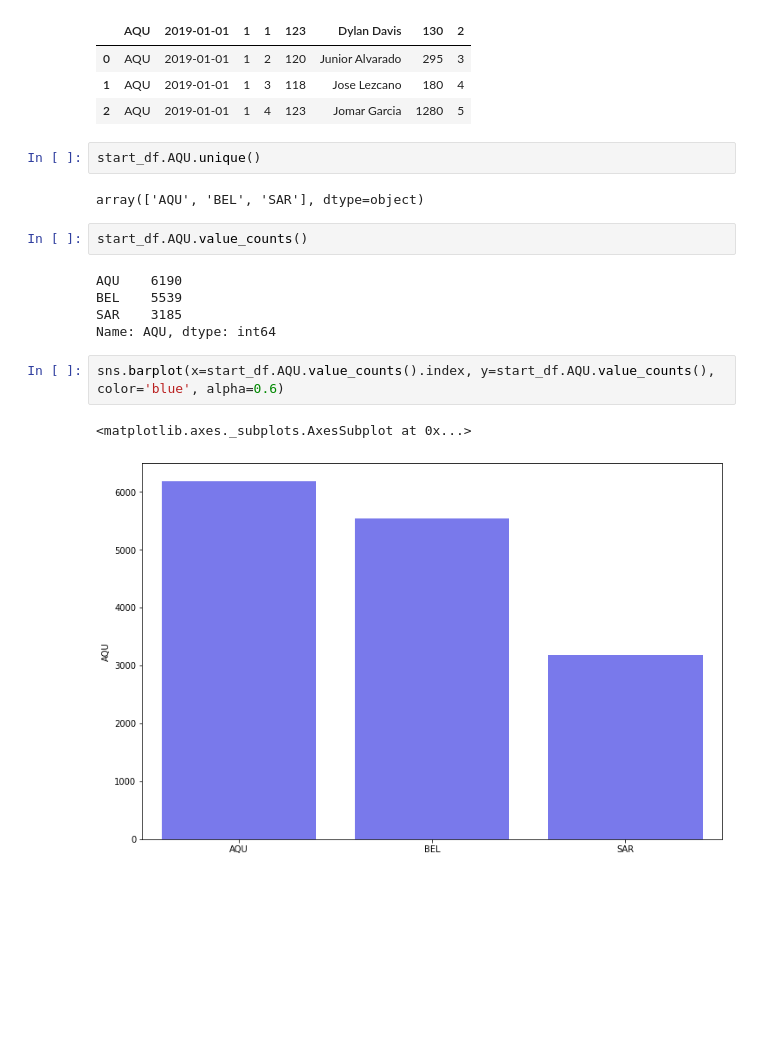
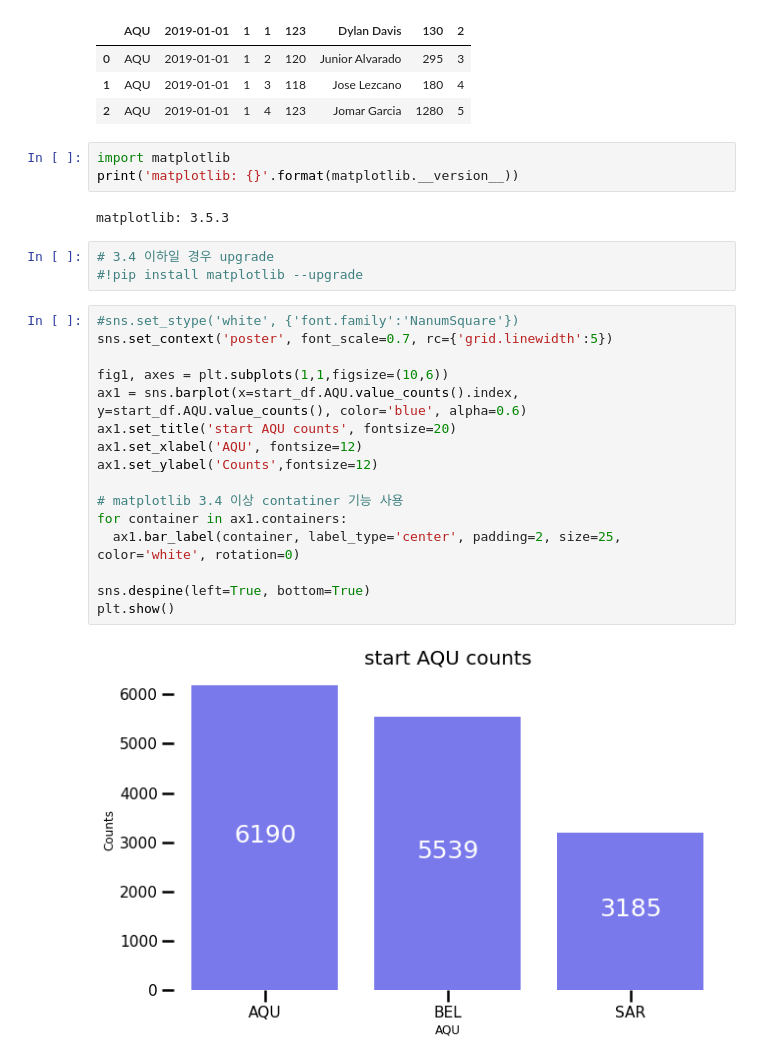
Before and after one commit to MinsooKwak/Kaggle_note, a Jupyter notebook: Data_science/big_data_derby_eda.ipynb, the cells around one changed output. Drawn from its saved outputs; the diff is of its cells as text; blank space fills up the shorter version.

```diff
--- a/Data_science/big_data_derby_eda.ipynb
+++ b/Data_science/big_data_derby_eda.ipynb
@@ -112,19 +112,29 @@ start_df.head(3)
 | 0 | AQU | 2019-01-01 | 1 | 2 | 120 | Junior Alvarado | 295 | 3 |
 | 1 | AQU | 2019-01-01 | 1 | 3 | 118 | Jose Lezcano | 180 | 4 |
 | 2 | AQU | 2019-01-01 | 1 | 4 | 123 | Jomar Garcia | 1280 | 5 |
-# %%
-start_df.AQU.unique()
-# %% [output]
-array(['AQU', 'BEL', 'SAR'], dtype=object)
-# %%
-start_df.AQU.value_counts()
-# %% [output]
-AQU    6190
-BEL    5539
-SAR    3185
-Name: AQU, dtype: int64
-# %%
-sns.barplot(x=start_df.AQU.value_counts().index, y=start_df.AQU.value_counts(), color='blue', alpha=0.6)
-# %% [output]
-<matplotlib.axes._subplots.AxesSubplot at 0x...>
-[figure, removed]
+# %%
+import matplotlib
+print('matplotlib: {}'.format(matplotlib.__version__))
+# %% [output]
+matplotlib: 3.5.3
+# %%
+# 3.4 이하일 경우 upgrade
+#!pip install matplotlib --upgrade
+# %%
+#sns.set_stype('white', {'font.family':'NanumSquare'})
+sns.set_context('poster', font_scale=0.7, rc={'grid.linewidth':5})
+
+fig1, axes = plt.subplots(1,1,figsize=(10,6))
+ax1 = sns.barplot(x=start_df.AQU.value_counts().index, y=start_df.AQU.value_counts(), color='blue', alpha=0.6)
+ax1.set_title('start AQU counts', fontsize=20)
+ax1.set_xlabel('AQU', fontsize=12)
+ax1.set_ylabel('Counts',fontsize=12)
+
+# matplotlib 3.4 이상 contatiner 기능 사용
+for container in ax1.containers:
+  ax1.bar_label(container, label_type='center', padding=2, size=25, color='white', rotation=0)
+
+sns.despine(left=True, bottom=True)
+plt.show()
+# %% [output]
+[figure, added]
```
Also changed, not shown: parts of 1 cell of this notebook.
